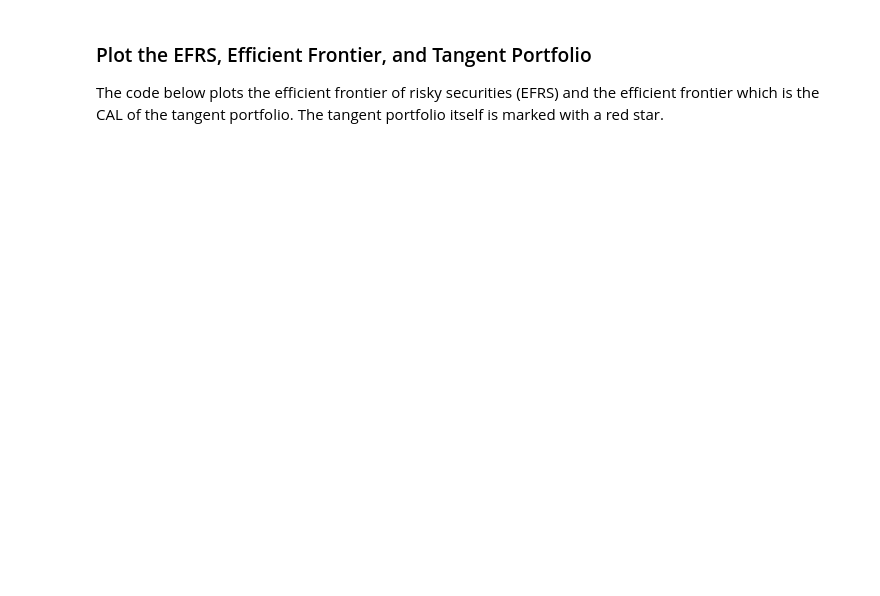
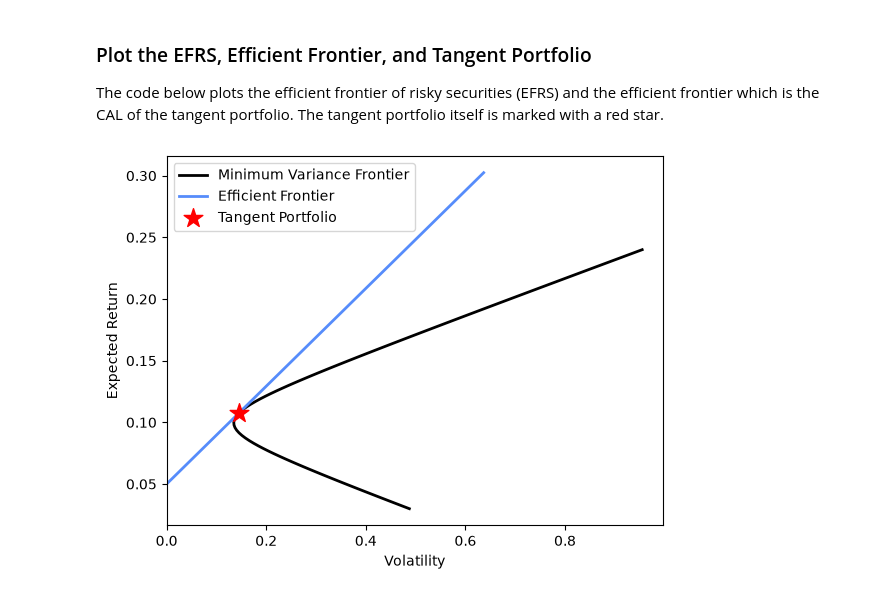
Before and after one commit to boyerb/Investments, a Jupyter notebook: EX10_efficient_frontier.ipynb, the cells around one changed output. Drawn from its saved outputs; the diff is of its cells as text; code cells hidden in the pictures; blank space fills up the shorter version.

Commit message:
Update frontier notebooks and ignore generated artifacts

```diff
--- a/EX10_efficient_frontier.ipynb
+++ b/EX10_efficient_frontier.ipynb
@@ -51,10 +53,10 @@ For full parameter details, see the [`farms` portfolio API documentation](https:
 # For every element in target_returns, identify the corresponding point on the EFRS
 results = [fm.efrs_portfolio(target, expected_returns, covariance_matrix) for target in target_returns]
 
-# store the results in lists
-EFRS_weights = [res[0] for res in results]
-EFRS_returns = [res[1] for res in results]
-EFRS_volatilities = [res[2] for res in results]
+# store the results in numpy arrays
+EFRS_weights = np.array([res[0] for res in results])
+EFRS_returns = np.array([res[1] for res in results])
+EFRS_volatilities = np.array([res[2] for res in results])
 # %% [markdown]
 ### Define the Tangent Portfolio
 For full parameter details, see the [`farms` portfolio API documentation](https://github.com/boyerb/farms/blob/main/docs/api.md#tangent_portfolio).
@@ -81,21 +85,21 @@ print("tangent_weights:", tangent_weights)
 ### Plot the EFRS, Efficient Frontier, and Tangent Portfolio
 The code below plots the efficient frontier of risky securities (EFRS) and the efficient frontier which is the CAL of the tangent portfolio. The tangent portfolio itself is marked with a red star.
 # %%
-plt.plot(EFRS_volatilities, EFRS_returns, label="EFRS", linewidth=2, color="k", zorder=1)
+plt.plot(EFRS_volatilities, EFRS_returns, label="Minimum Variance Frontier", linewidth=2, color="k", zorder=1)
 plt.xlim(0)
 # plt.axhline(y=0, color="k")
 plt.xlabel("Volatility")
 plt.ylabel("Expected Return")
 
-# Compute the tangent portfolio here so this plotting cell can run independently.
-tangent_weights, tangent_return, tangent_volatility = fm.tangent_portfolio(expected_returns, covariance_matrix, rf=rf)
-
 max_sharpe = (tangent_return - rf) / tangent_volatility
 
+# create two volatility values for the efficient-frontier line:
 x = np.array([0, max(EFRS_volatilities) * 2 / 3])  # Volatility range
-y = np.array([x[0] * max_sharpe + rf, x[1] * max_sharpe + rf])  # Corresponding returns
+y = np.array([rf, x[1] * max_sharpe + rf])  # Corresponding returns
 
 plt.plot(x, y, label="Efficient Frontier", linewidth=2, zorder=2)
 plt.scatter(tangent_volatility, tangent_return, color="r", marker="*", s=200, label="Tangent Portfolio", zorder=3, )
 plt.legend(loc="upper left")
 plt.show()
+# %% [output]
+[figure, added]
```
Also changed, not shown: parts of 2 cells of this notebook, 2 other files.
